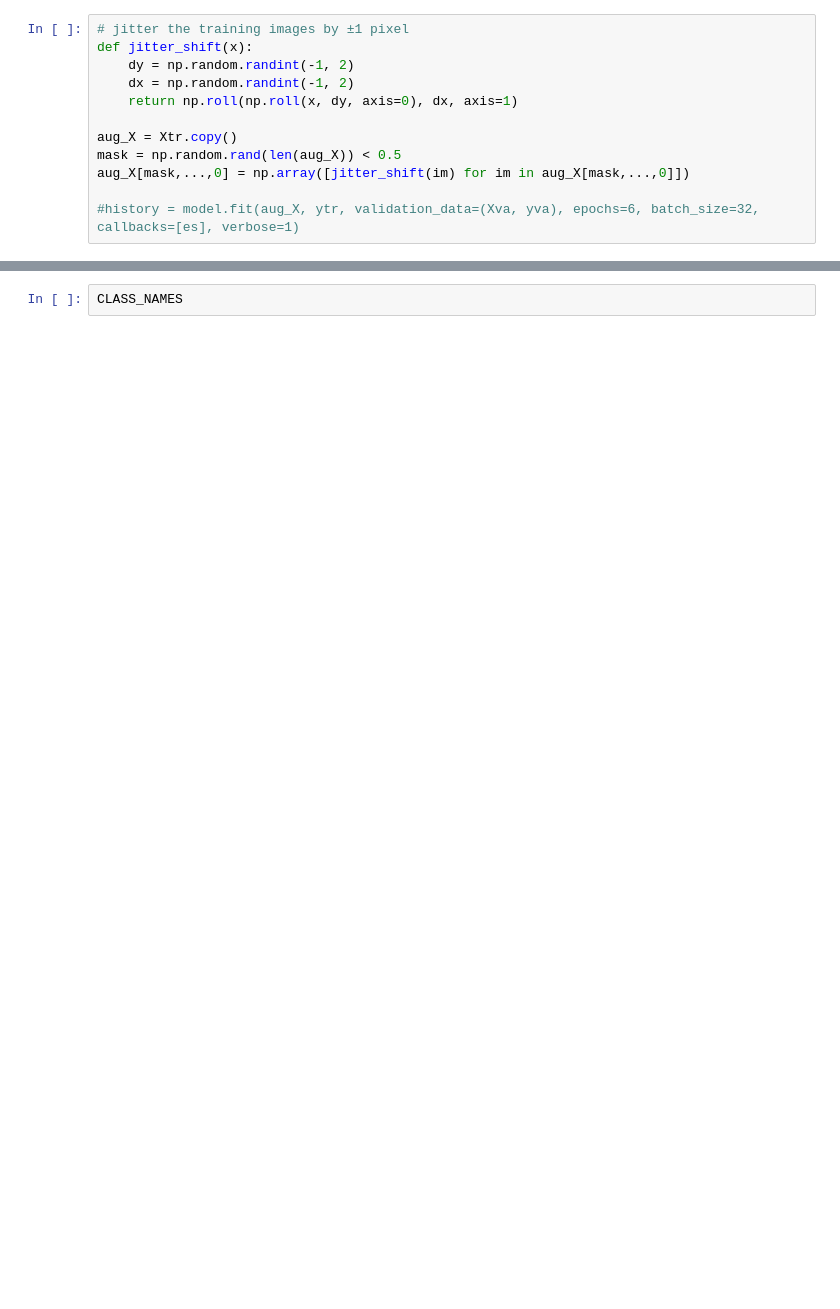
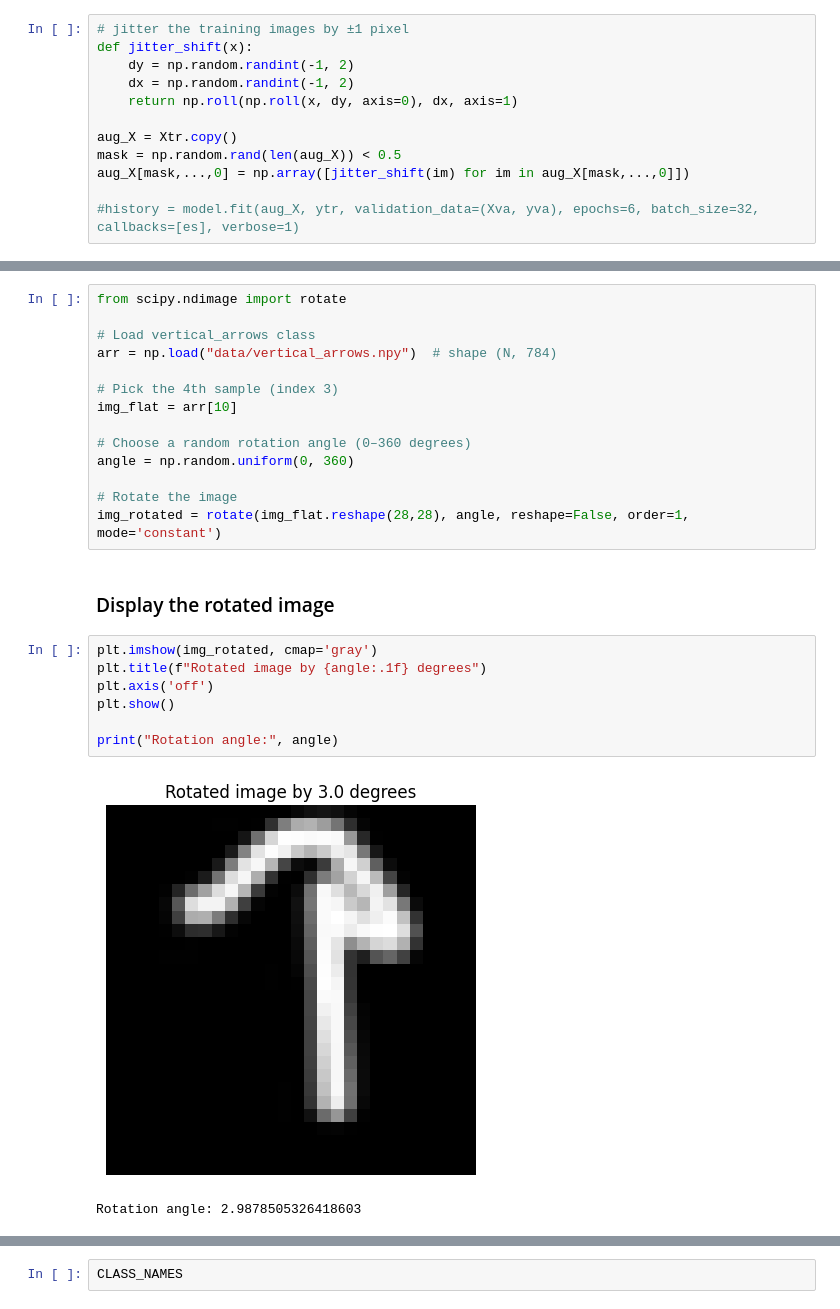
Before and after one commit to Edmond-Dantes/doodle-autocomplete, a Jupyter notebook: notebooks/maya_notebooks/md-dev-notebook.ipynb, the cells around one changed output, grey strips where cells are left out. Cells and saved outputs as stored; diff of their text form; blank space fills up the shorter version.

Commit message:
added training for arrow orientation, but it's not going so well

```diff
--- a/notebooks/maya_notebooks/md-dev-notebook.ipynb
+++ b/notebooks/maya_notebooks/md-dev-notebook.ipynb
@@ -358,0 +589,26 @@ aug_X[mask,...,0] = np.array([jitter_shift(im) for im in aug_X[mask,...,0]])
+# %%
+from scipy.ndimage import rotate
+
+# Load vertical_arrows class
+arr = np.load("data/vertical_arrows.npy")  # shape (N, 784)
+
+# Pick the 4th sample (index 3)
+img_flat = arr[10]
+
+# Choose a random rotation angle (0–360 degrees)
+angle = np.random.uniform(0, 360)
+
+# Rotate the image
+img_rotated = rotate(img_flat.reshape(28,28), angle, reshape=False, order=1, mode='constant')
+# %% [markdown]
+### Display the rotated image
+# %%
+plt.imshow(img_rotated, cmap='gray')
+plt.title(f"Rotated image by {angle:.1f} degrees")
+plt.axis('off')
+plt.show()
+
+print("Rotation angle:", angle)
+# %% [output]
+[figure, added]
+Rotation angle: 2.9878505326418603
```
Also changed, not shown: parts of 24 cells of this notebook, 1 other file.
